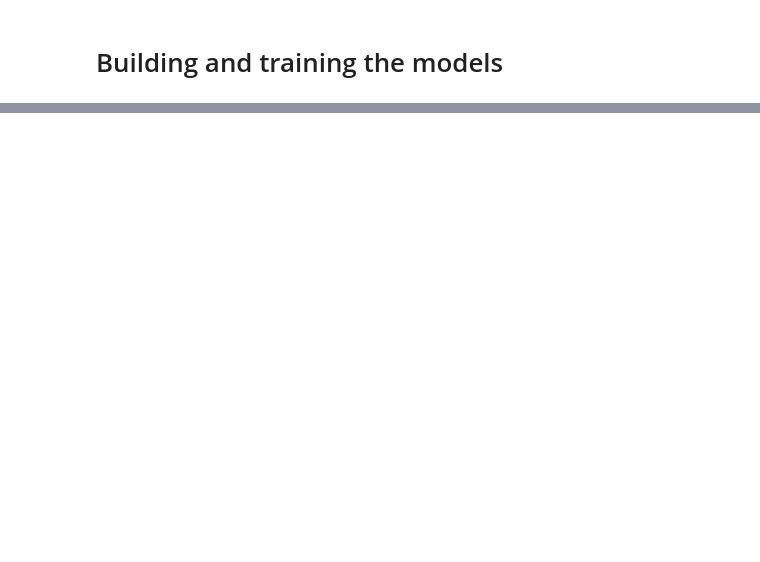
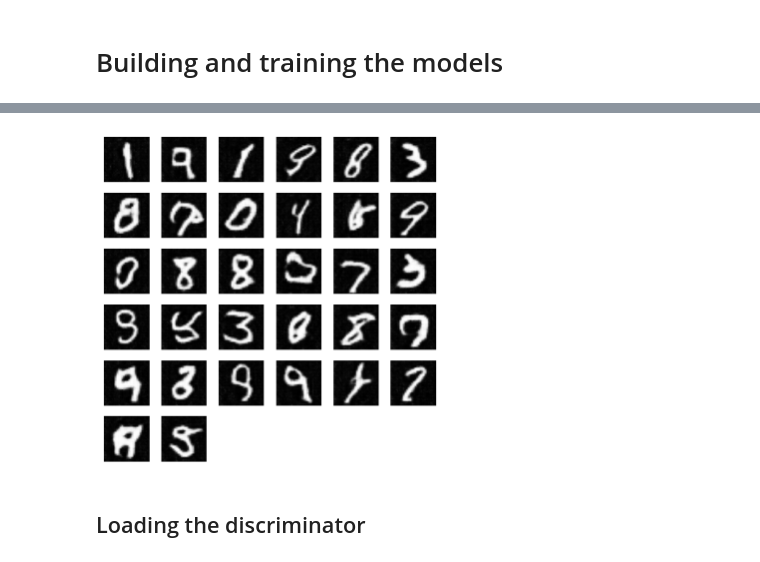
Before and after one commit to jizekki/dcgan, a Jupyter notebook: notebook.ipynb, the cells around one changed output, grey strips where cells are left out. Saved outputs shown, nothing was run; the diff lists cells and outputs as text; code cells hidden in the pictures; blank space fills up the shorter version.

```diff
--- a/notebook.ipynb
+++ b/notebook.ipynb
@@ -173,7 +201,7 @@ generator_optimizer = torch.optim.Adam(generator.parameters(), lr=learning_rate,
 discriminator_optimizer = torch.optim.Adam(discriminator.parameters(), lr=learning_rate, betas=(beta_1, beta_2))
 
 batch_size = 32
-epochs = 1
+epochs = 5
 
 criterion = nn.BCELoss()
 fixed_noise = torch.randn(batch_size, z, 1, 1, device=device)
@@ -236,0 +286,4 @@ for epoch in range(epochs):
+# %%
+loaded_generator = Generator().to(device)
+loaded_generator.load_state_dict(torch.load("content/output/generator_epoch_4.pth"))
+loaded_generator.eval()
@@ -236,0 +309,26 @@ for epoch in range(epochs):
+# %%
+import math
+def plot_images(images):
+    num_images = images.size(0)
+    shape = (images.size(3), images.size(2))
+    # determine the number of rows and columns required for the grid
+    num_rows = num_cols = math.ceil(math.sqrt(num_images))
+
+    fig = plt.figure(figsize=(num_rows, num_cols))
+    plt.axis('off')
+
+    for image_idx in range(num_images):
+        plt.subplot(num_rows, num_cols, image_idx + 1)
+        plt.gca().set_xticks([])
+        plt.gca().set_yticks([])
+        plt.imshow(np.reshape(images[image_idx, :].numpy(), newshape=shape), cmap="gray")
+
+    plt.show()
+# %%
+noise = torch.randn(batch_size, z, 1, 1, device=device)
+images = loaded_generator(noise)
+plot_images(images.cpu().data)
+# %% [output]
+[figure, added]
+# %% [markdown]
+## Loading the discriminator
```
Also changed, not shown: parts of 14 cells of this notebook.
